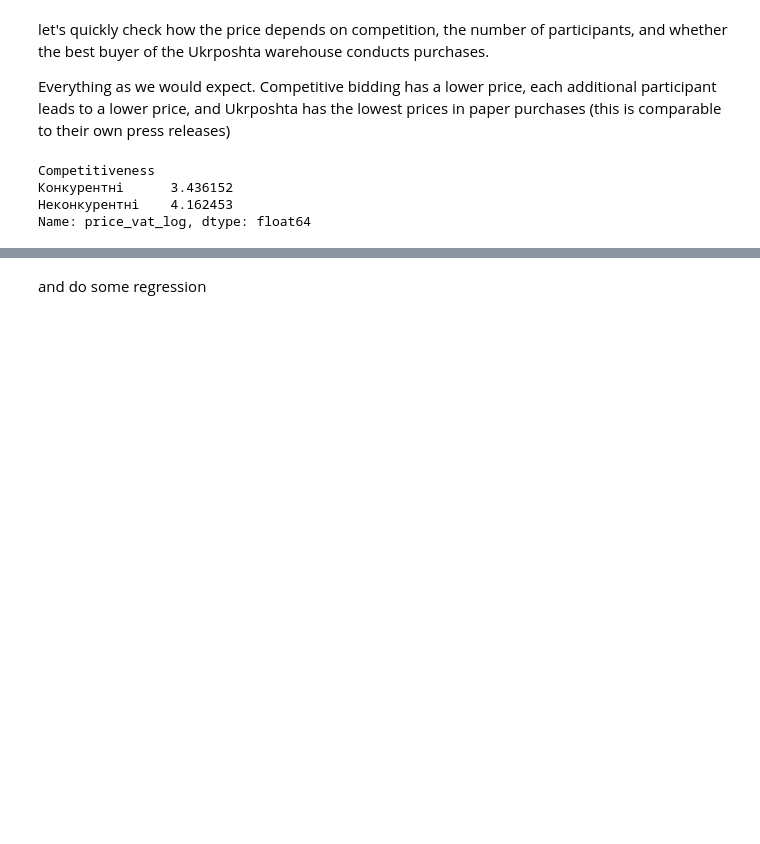
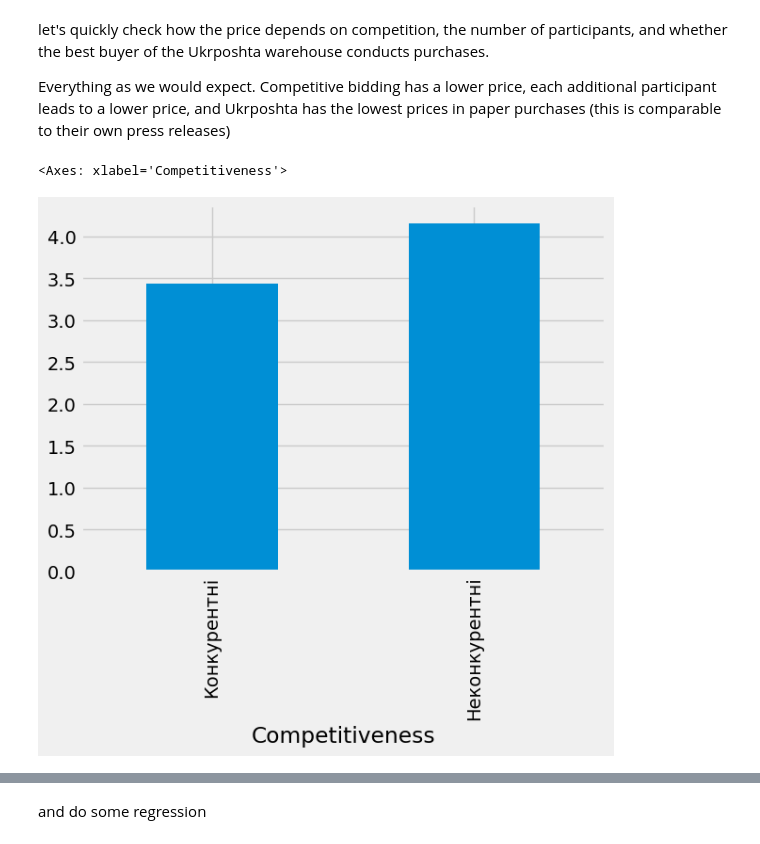
Before and after one commit to KSE-Team/prozorro-scu, a Jupyter notebook: analysis.ipynb, the cells around one changed output, grey strips where cells are left out. Saved outputs shown, nothing was run; the diff lists cells and outputs as text; code cells hidden in the pictures; blank space fills up the shorter version.

```diff
--- a/analysis.ipynb
+++ b/analysis.ipynb
@@ -135,10 +133,8 @@ let's quickly check how the price depends on competition, the number of particip
 
 Everything as we would expect. Competitive bidding has a lower price, each additional participant leads to a lower price, and Ukrposhta has the lowest prices in paper purchases (this is comparable to their own press releases)
 # %%
-df.groupby(['Competitiveness'])['price_vat_log'].mean()
+df.groupby(['Competitiveness'])['price_vat_log'].mean().plot.bar()
 # %% [output]
-Competitiveness
-Конкурентні      3.436152
-Неконкурентні    4.162453
-Name: price_vat_log, dtype: float64
+<Axes: xlabel='Competitiveness'>
+[figure, added]
 # %%
```
Also changed, not shown: parts of 7 cells of this notebook, 1 other file.
